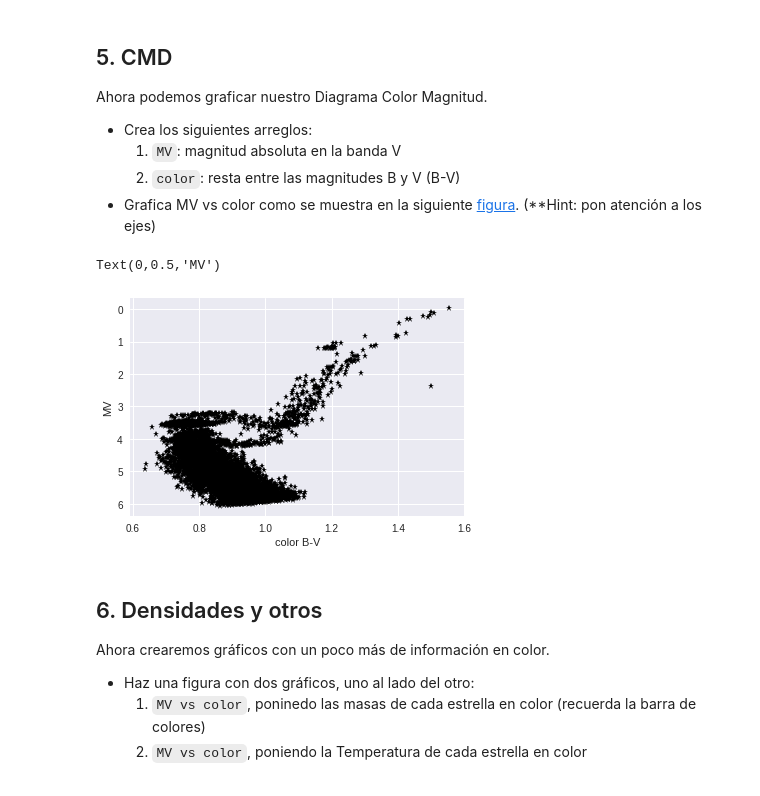
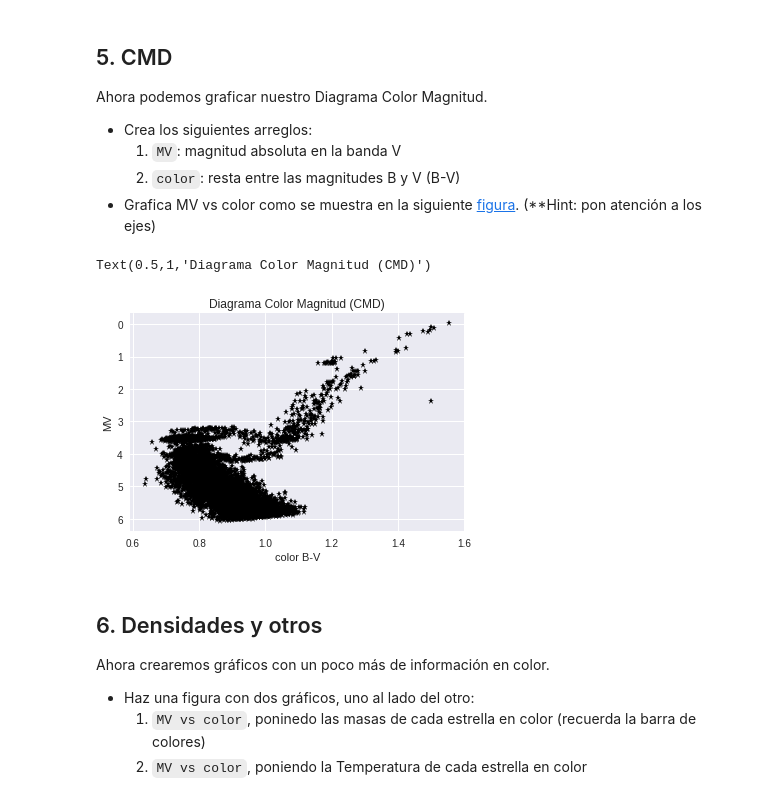
Before and after one commit to DiegoRomanCortes/minitarea2, a Jupyter notebook: minitarea2.ipynb, the cells around one changed output. Drawn from its saved outputs; the diff is of its cells as text; code cells hidden in the pictures.

```diff
--- a/minitarea2.ipynb
+++ b/minitarea2.ipynb
@@ -149,18 +149,20 @@ Ahora podemos graficar nuestro Diagrama Color Magnitud.
 # %%
 #Crear arrays MV y color
 MV = mag_abs(mV, distancia)
 color = mB - mV
 
 #plot cmd
 plt.plot(color, MV, '*', color='black')
 
-plt.gca().invert_yaxis()
+plt.gca().invert_yaxis() #en la figura del ejemplo sale el eje y invertido
 
 plt.xlabel('color B-V')
 plt.ylabel('MV')
+
+plt.title('Diagrama Color Magnitud (CMD)')
 # %% [output]
-Text(0,0.5,'MV')
+Text(0.5,1,'Diagrama Color Magnitud (CMD)')
-[figure, old version]
+[figure, new version]
 # %% [markdown]
 
 ## 6. Densidades y otros
```
Also changed, not shown: parts of 2 cells of this notebook.
